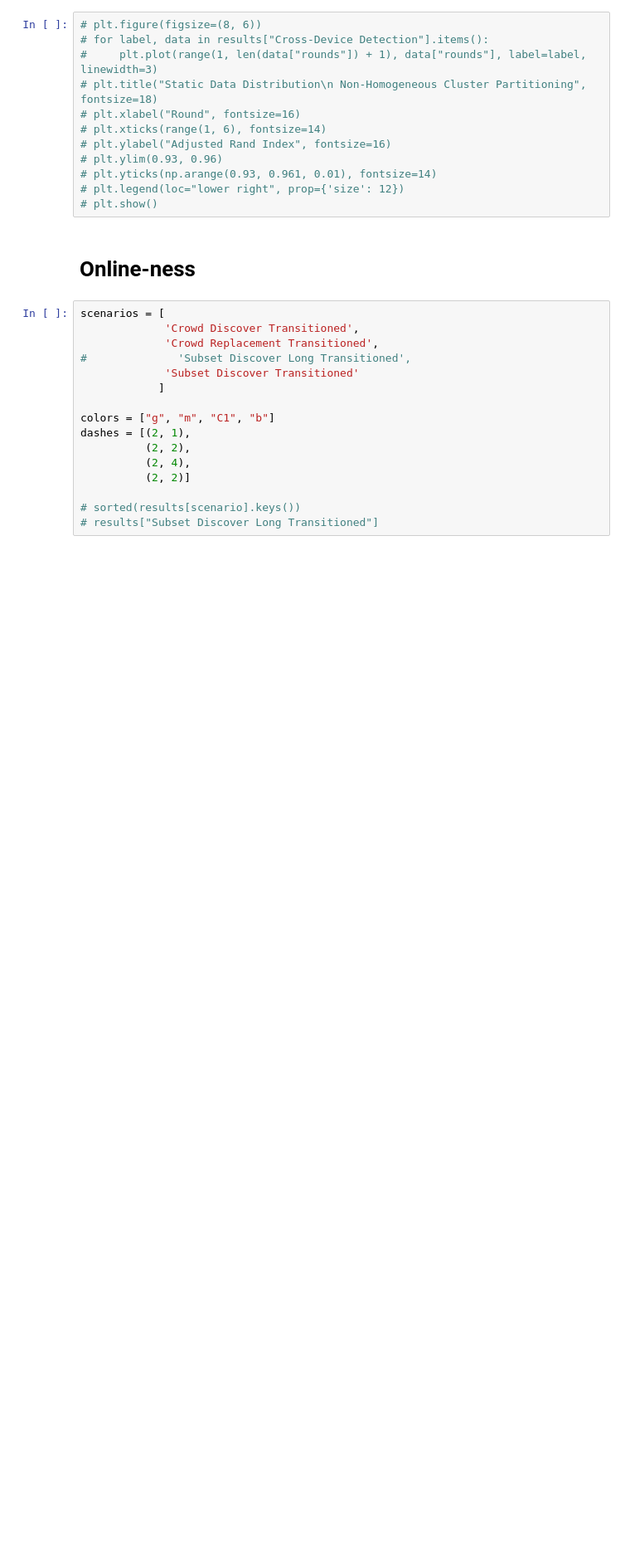
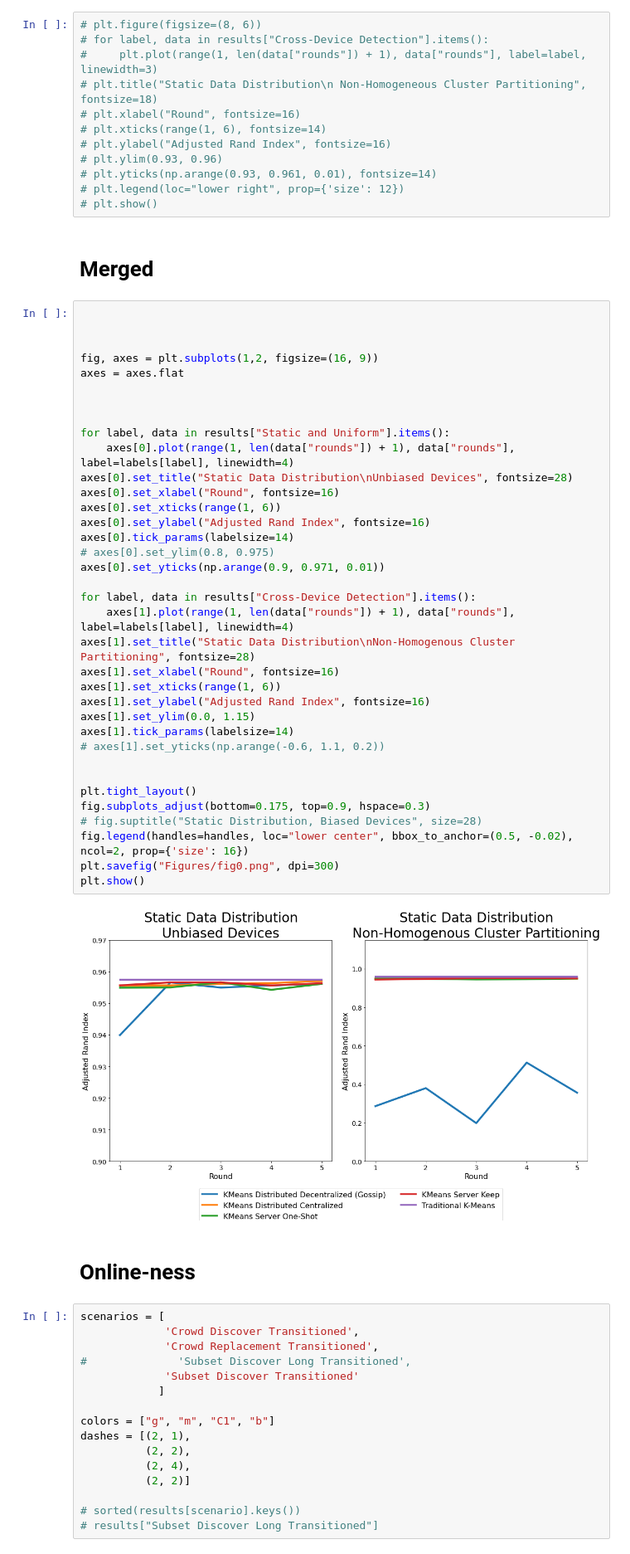
Before and after one commit to Danieltech99/CS-242-Clustering, a Jupyter notebook: generate_figures.ipynb, the cells around one changed output. Shown at 83% size. Saved outputs shown, nothing was run; the diff lists cells and outputs as text; blank space fills up the shorter version.

```diff
--- a/generate_figures.ipynb
+++ b/generate_figures.ipynb
@@ -173,6 +173,46 @@ plt.show()
 # plt.yticks(np.arange(0.93, 0.961, 0.01), fontsize=14)
 # plt.legend(loc="lower right", prop={'size': 12})
 # plt.show()
+# %% [markdown]
+# Merged
+# %%
+
+
+
+fig, axes = plt.subplots(1,2, figsize=(16, 9))
+axes = axes.flat
+
+
+
+for label, data in results["Static and Uniform"].items():
+    axes[0].plot(range(1, len(data["rounds"]) + 1), data["rounds"], label=labels[label], linewidth=4)
+axes[0].set_title("Static Data Distribution\nUnbiased Devices", fontsize=28)
+axes[0].set_xlabel("Round", fontsize=16)
+axes[0].set_xticks(range(1, 6))
+axes[0].set_ylabel("Adjusted Rand Index", fontsize=16)
+axes[0].tick_params(labelsize=14)
+# axes[0].set_ylim(0.8, 0.975)
+axes[0].set_yticks(np.arange(0.9, 0.971, 0.01))
+
+for label, data in results["Cross-Device Detection"].items():
+    axes[1].plot(range(1, len(data["rounds"]) + 1), data["rounds"], label=labels[label], linewidth=4)
+axes[1].set_title("Static Data Distribution\nNon-Homogenous Cluster Partitioning", fontsize=28)
+axes[1].set_xlabel("Round", fontsize=16)
+axes[1].set_xticks(range(1, 6))
+axes[1].set_ylabel("Adjusted Rand Index", fontsize=16)
+axes[1].set_ylim(0.0, 1.15)
+axes[1].tick_params(labelsize=14)
+# axes[1].set_yticks(np.arange(-0.6, 1.1, 0.2))
+
+
+plt.tight_layout()
+fig.subplots_adjust(bottom=0.175, top=0.9, hspace=0.3)
+# fig.suptitle("Static Distribution, Biased Devices", size=28)
+fig.legend(handles=handles, loc="lower center", bbox_to_anchor=(0.5, -0.02), ncol=2, prop={'size': 16})
+plt.savefig("Figures/fig0.png", dpi=300)
+plt.show()
+# %% [output]
+[figure, added]
 # %% [markdown]
 # Online-ness
 # %%
```
Also changed, not shown: parts of 1 cell of this notebook, 7 other files.
